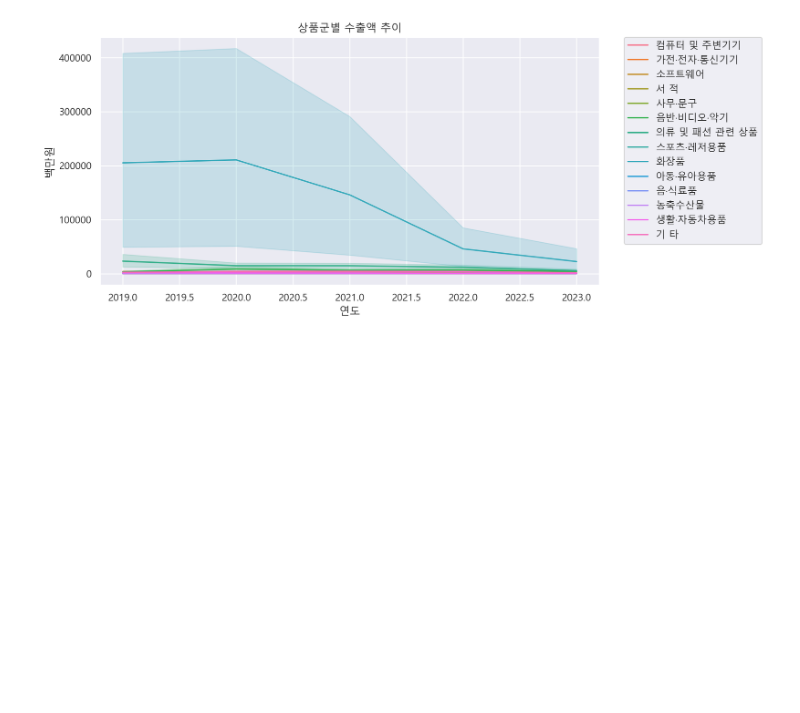
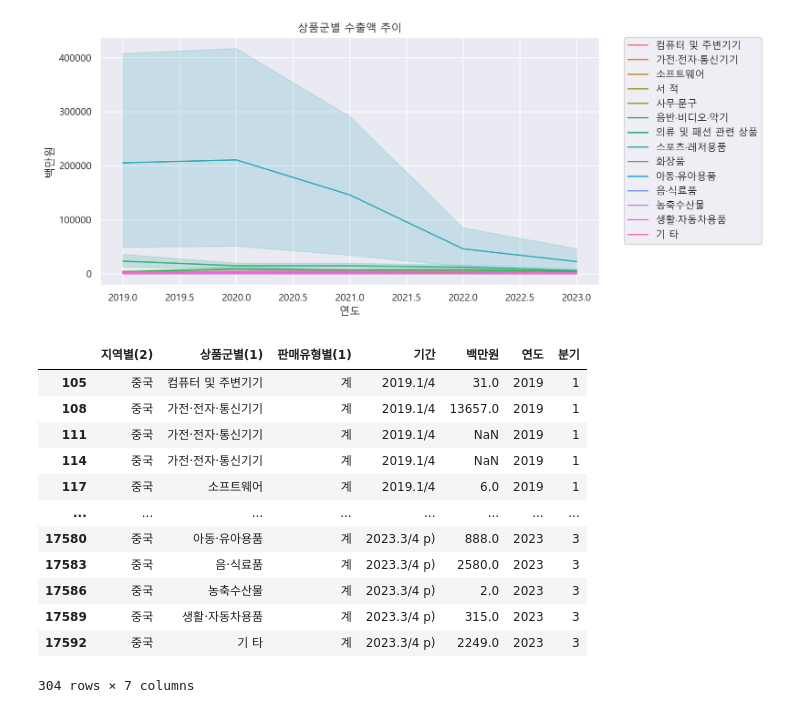
Before and after one commit to HamBeomJoon/SDA-Term-Project, a Jupyter notebook: data/eda.ipynb, the cells around one changed output. Saved outputs shown, nothing was run; the diff lists cells and outputs as text; code cells hidden in the pictures; blank space fills up the shorter version.

```diff
--- a/data/eda.ipynb
+++ b/data/eda.ipynb
@@ -337,3 +332,20 @@ plt.title("상품군별 수출액 추이")
 # %% [output]
 Text(0.5, 1.0, '상품군별 수출액 추이')
 [figure]
+# %%
+df_total = df_total[df_total['지역별(2)']=='중국'].copy()
+df_total
+# %% [output]
+|  | 지역별(2) | 상품군별(1) | 판매유형별(1) | 기간 | 백만원 | 연도 | 분기 |
+| 105 | 중국 | 컴퓨터 및 주변기기 | 계 | 2019.1/4 | 31.0 | 2019 | 1 |
+| 108 | 중국 | 가전·전자·통신기기 | 계 | 2019.1/4 | 13657.0 | 2019 | 1 |
+| 111 | 중국 | 가전·전자·통신기기 | 계 | 2019.1/4 | NaN | 2019 | 1 |
+| 114 | 중국 | 가전·전자·통신기기 | 계 | 2019.1/4 | NaN | 2019 | 1 |
+| 117 | 중국 | 소프트웨어 | 계 | 2019.1/4 | 6.0 | 2019 | 1 |
+| ... | ... | ... | ... | ... | ... | ... | ... |
+| 17580 | 중국 | 아동·유아용품 | 계 | 2023.3/4 p) | 888.0 | 2023 | 3 |
+| 17583 | 중국 | 음·식료품 | 계 | 2023.3/4 p) | 2580.0 | 2023 | 3 |
+| 17586 | 중국 | 농축수산물 | 계 | 2023.3/4 p) | 2.0 | 2023 | 3 |
+| 17589 | 중국 | 생활·자동차용품 | 계 | 2023.3/4 p) | 315.0 | 2023 | 3 |
+| 17592 | 중국 | 기 타 | 계 | 2023.3/4 p) | 2249.0 | 2023 | 3 |
+304 rows × 7 columns
```
Also changed, not shown: parts of 10 cells of this notebook.
